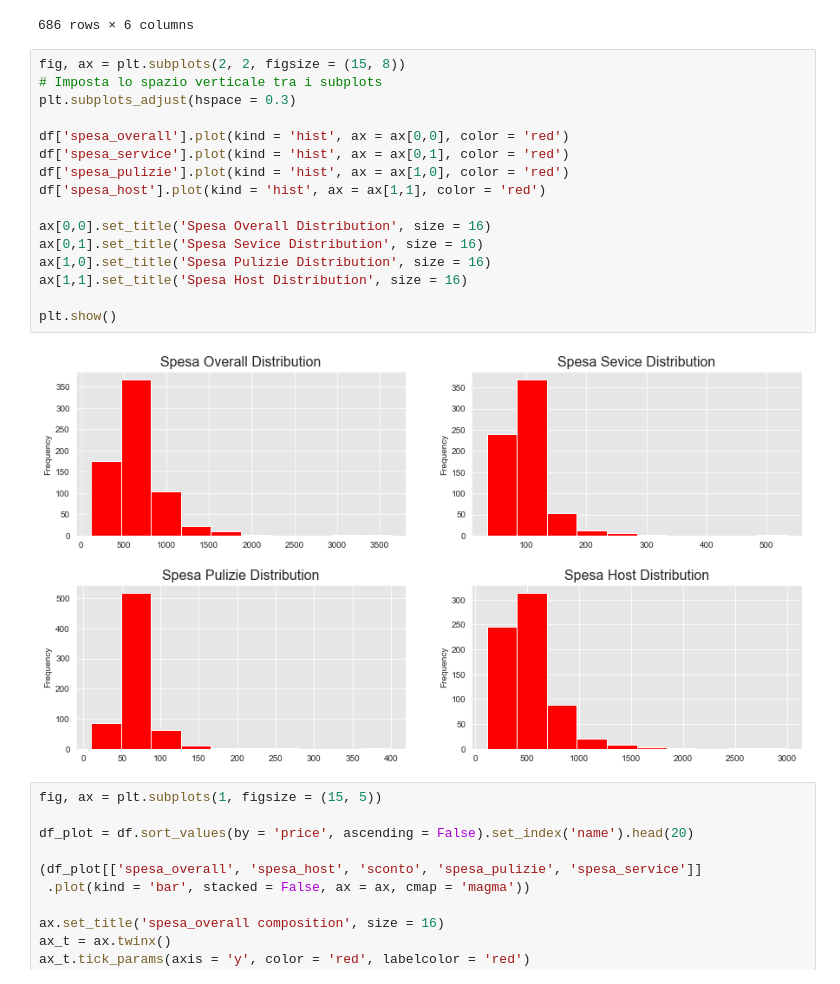
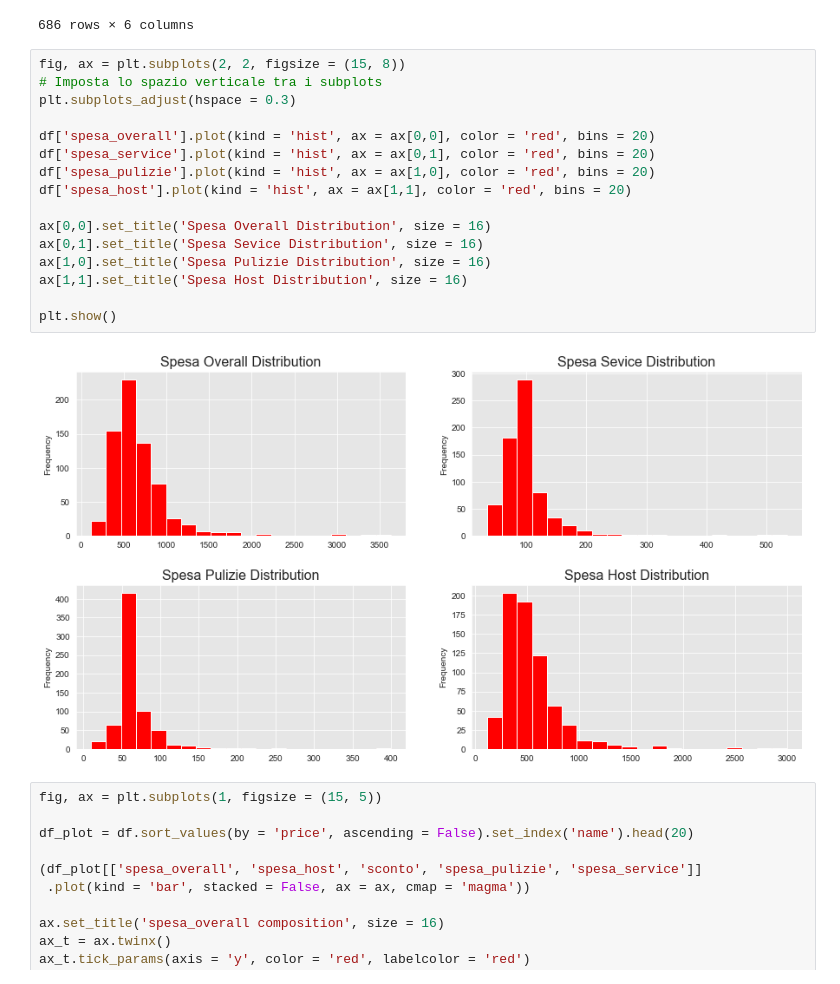
Before and after one commit to FrancescoPeria/AirBnB_Price_Analysis, a Jupyter notebook: AirBnB_Analysis.ipynb, the cells around one changed output. Drawn from its saved outputs; the diff is of its cells as text.

```diff
--- a/AirBnB_Analysis.ipynb
+++ b/AirBnB_Analysis.ipynb
@@ -727,21 +721,21 @@ df.sort_values(by = 'spesa_overall', ascending = False)[['notti', 'spesa_overall
 # %%
 fig, ax = plt.subplots(2, 2, figsize = (15, 8))
 # Imposta lo spazio verticale tra i subplots
 plt.subplots_adjust(hspace = 0.3)
 
-df['spesa_overall'].plot(kind = 'hist', ax = ax[0,0], color = 'red')
-df['spesa_service'].plot(kind = 'hist', ax = ax[0,1], color = 'red')
-df['spesa_pulizie'].plot(kind = 'hist', ax = ax[1,0], color = 'red')
-df['spesa_host'].plot(kind = 'hist', ax = ax[1,1], color = 'red')
+df['spesa_overall'].plot(kind = 'hist', ax = ax[0,0], color = 'red', bins = 20)
+df['spesa_service'].plot(kind = 'hist', ax = ax[0,1], color = 'red', bins = 20)
+df['spesa_pulizie'].plot(kind = 'hist', ax = ax[1,0], color = 'red', bins = 20)
+df['spesa_host'].plot(kind = 'hist', ax = ax[1,1], color = 'red', bins = 20)
 
 ax[0,0].set_title('Spesa Overall Distribution', size = 16)
 ax[0,1].set_title('Spesa Sevice Distribution', size = 16)
 ax[1,0].set_title('Spesa Pulizie Distribution', size = 16)
 ax[1,1].set_title('Spesa Host Distribution', size = 16)
 
 plt.show()
 # %% [output]
-[figure, old version]
+[figure, new version]
 # %%
 fig, ax = plt.subplots(1, figsize = (15, 5))
 
```
Also changed, not shown: parts of 3 cells of this notebook, 2 other files.
